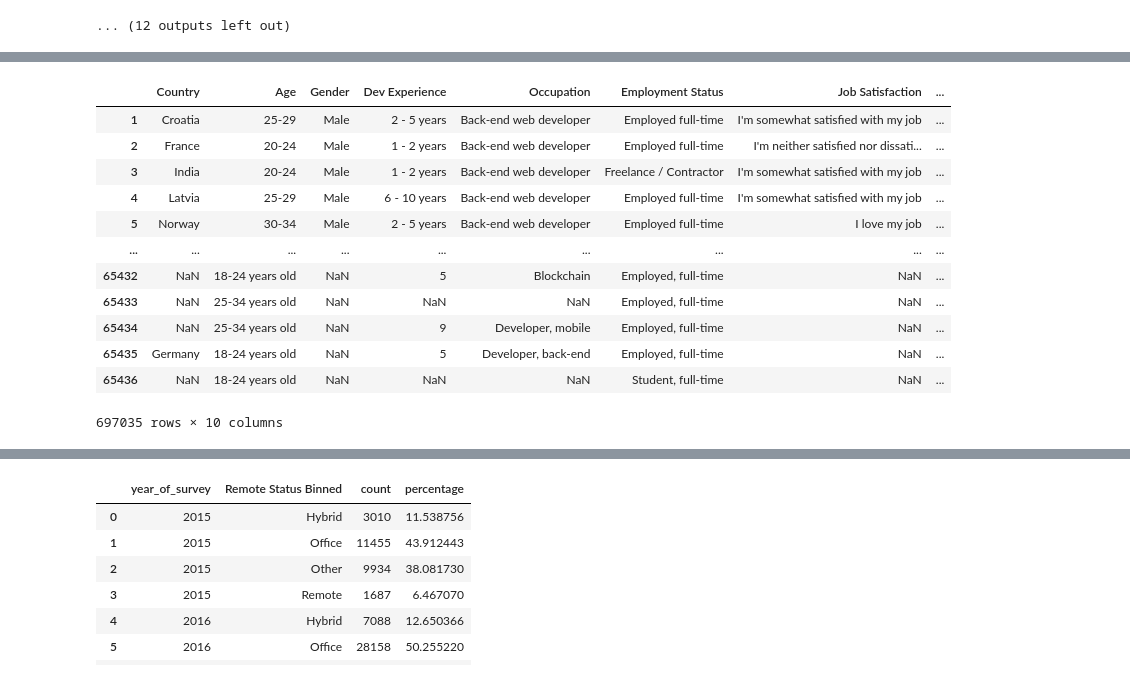
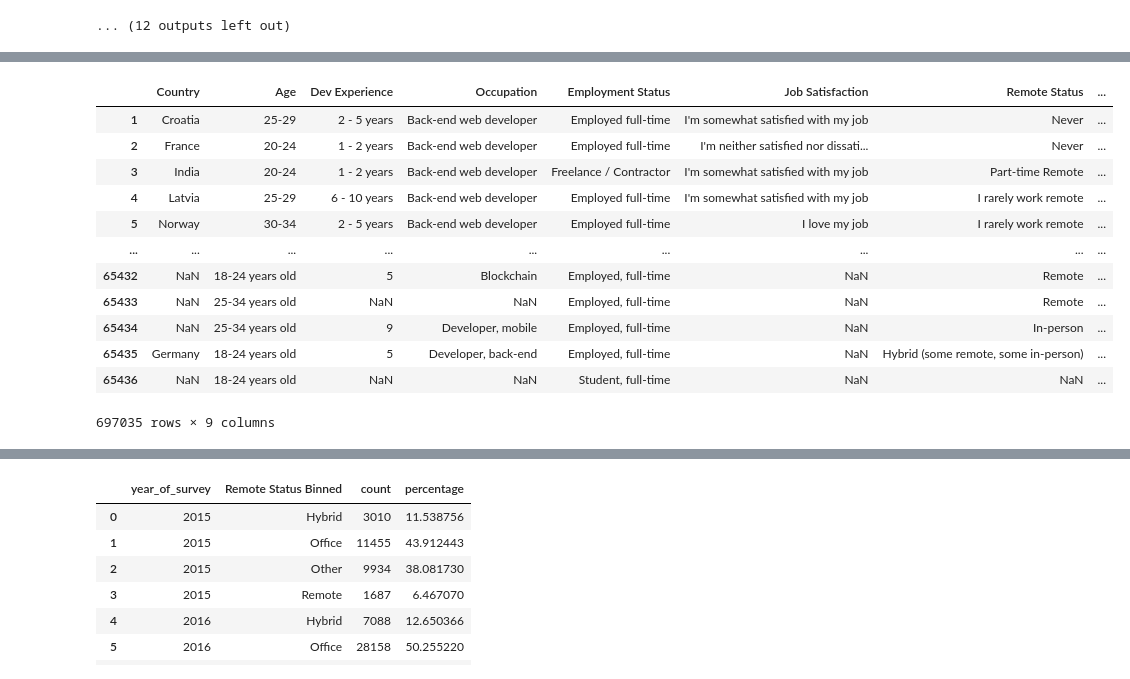
Before and after one commit to Jarries/Udacity_DataScience_NanoDegree_2024, a Jupyter notebook: Project1 Writing a Data Science Blog Post/Notebooks/DataScienceBlog_JABritz.ipynb, the cells around one changed output, grey strips where cells are left out. Saved outputs shown, nothing was run; the diff lists cells and outputs as text; code cells hidden in the pictures.

Commit message:
Commit changes to the Notebook file
I have improved on communicating and explaining how I handle the null values in the data.

```diff
--- a/Project1 Writing a Data Science Blog Post/Notebooks/DataScienceBlog_JABritz.ipynb
+++ b/Project1 Writing a Data Science Blog Post/Notebooks/DataScienceBlog_JABritz.ipynb
@@ -279,6 +288,7 @@ See the caveats in the documentation: https://pandas.pydata.org/pandas-docs/stab
 # %% [markdown]
 #### 2020
 # %%
+# Select only the necassary columns in the dataframe
 df_2020 = df_2020[['Country',
                     'Age',
                     'Gender',
@@ -286,11 +296,12 @@ df_2020 = df_2020[['Country',
                     'DevType',
                     'Employment',
                     'JobSat',
-                    'JobSeek'
-                  ]] # Doesnt have remote status or Industry
+                    'JobSeek']]
+# Doesnt have remote status or Industry
 # We can assume remote status to be home because it was covid.
 df_2020['year_of_survey'] = '2020'
 df_2020['Remote Status'] = 'Home'
+# Rename the columns so that I can merge later.
 df_2020 = df_2020.rename(columns = {'YearsCode':'Dev Experience',
                    'DevType':'Occupation',
                    'Employment': 'Employment Status',
@@ -349,15 +364,17 @@ See the caveats in the documentation: https://pandas.pydata.org/pandas-docs/stab
 # %% [markdown]
 #### 2022
 # %%
+# Select only the necassary columns in the dataframe
 df_2022 = df_2022[['Country',
                   'Age',
                   'Gender',
                   'YearsCode',
                   'DevType',
                   'Employment',
-                  'RemoteWork'
-                  ]] #no Job satisifaction / Industry / Importance of remote work / Importance of work life balance / new job opps
+                  'RemoteWork']]
+#no Job satisifaction / Industry / Importance of remote work / Importance of work life balance / new job opps
 df_2022['year_of_survey'] = '2022'
+# Rename the columns so that I can merge later.
 df_2022 = df_2022.rename(columns = {'YearsCode':'Dev Experience',
                    'DevType':'Occupation',
                    'Employment': 'Employment Status',
@@ -389,13 +397,15 @@ df_2023.head()
 # %%
+# Select only the necassary columns in the dataframe
 df_2023 = df_2023[['Country',
                   'Age',
                   'YearsCode',
                   'DevType',
                   'Employment',
                   'RemoteWork',
-                   'Industry'
-                  ]] # Gender not available / Hobby hours / Open for new job
+                   'Industry']]
+# Gender not available / Hobby hours / Open for new job
 df_2023['year_of_survey'] = '2023'
+# Rename the columns so that I can merge later.
 df_2023 = df_2023.rename(columns = {'YearsCode':'Dev Experience',
                    'DevType':'Occupation',
                    'Employment': 'Employment Status',
@@ -416,6 +426,7 @@ See the caveats in the documentation: https://pandas.pydata.org/pandas-docs/stab
 # %% [markdown]
 #### 2024
 # %%
+# Select only the necassary columns in the dataframe
 df_2024 = df_2024[['Country',
                    'Age',
                    'DevType',
@@ -423,9 +434,10 @@ df_2024 = df_2024[['Country',
                    'Employment',
                    'JobSat',
                    'Industry',
-                   'RemoteWork'
-                  ]] #Gender not available
+                   'RemoteWork']]
+#Gender not available
 df_2024['year_of_survey'] = '2024'
+# Rename the columns so that I can merge later.
 df_2024 = df_2024.rename(columns = {'YearsCode':'Dev Experience',
                    'DevType':'Occupation',
                    'Employment': 'Employment Status',
@@ -669,17 +700,19 @@ Lets drop the columns that have to many nulls and will not contribute to the ans
 # %%
-combined_df = combined_df.drop(['Industry', 'Hobby hours', 'Importance of remote work'], axis=1)
+# Below I am dropping the columns because from above one can see that the null values are to much and we can not do anything with it.
+# For the column Gender I will drop it because even though the nulls are low, the data quality is bad and it can not be used to answer any question
+combined_df = combined_df.drop(['Industry', 'Hobby hours', 'Importance of remote work', 'Gender'], axis=1)
 combined_df
 # %% [output]
-|  | Country | Age | Gender | Dev Experience | Occupation | Employment Status | Job Satisfaction | ... |
-| 1 | Croatia | 25-29 | Male | 2 - 5 years | Back-end web developer | Employed full-time | I'm somewhat satisfied with my job | ... |
-| 2 | France | 20-24 | Male | 1 - 2 years | Back-end web developer | Employed full-time | I'm neither satisfied nor dissati... | ... |
-| 3 | India | 20-24 | Male | 1 - 2 years | Back-end web developer | Freelance / Contractor | I'm somewhat satisfied with my job | ... |
-| 4 | Latvia | 25-29 | Male | 6 - 10 years | Back-end web developer | Employed full-time | I'm somewhat satisfied with my job | ... |
-| 5 | Norway | 30-34 | Male | 2 - 5 years | Back-end web developer | Employed full-time | I love my job | ... |
+|  | Country | Age | Dev Experience | Occupation | Employment Status | Job Satisfaction | Remote Status | ... |
+| 1 | Croatia | 25-29 | 2 - 5 years | Back-end web developer | Employed full-time | I'm somewhat satisfied with my job | Never | ... |
+| 2 | France | 20-24 | 1 - 2 years | Back-end web developer | Employed full-time | I'm neither satisfied nor dissati... | Never | ... |
+| 3 | India | 20-24 | 1 - 2 years | Back-end web developer | Freelance / Contractor | I'm somewhat satisfied with my job | Part-time Remote | ... |
+| 4 | Latvia | 25-29 | 6 - 10 years | Back-end web developer | Employed full-time | I'm somewhat satisfied with my job | I rarely work remote | ... |
+| 5 | Norway | 30-34 | 2 - 5 years | Back-end web developer | Employed full-time | I love my job | I rarely work remote | ... |
 | ... | ... | ... | ... | ... | ... | ... | ... | ... |
-| 65432 | NaN | 18-24 years old | NaN | 5 | Blockchain | Employed, full-time | NaN | ... |
-| 65433 | NaN | 25-34 years old | NaN | NaN | NaN | Employed, full-time | NaN | ... |
-| 65434 | NaN | 25-34 years old | NaN | 9 | Developer, mobile | Employed, full-time | NaN | ... |
-| 65435 | Germany | 18-24 years old | NaN | 5 | Developer, back-end | Employed, full-time | NaN | ... |
-| 65436 | NaN | 18-24 years old | NaN | NaN | NaN | Student, full-time | NaN | ... |
+| 65432 | NaN | 18-24 years old | 5 | Blockchain | Employed, full-time | NaN | Remote | ... |
+| 65433 | NaN | 25-34 years old | NaN | NaN | Employed, full-time | NaN | Remote | ... |
+| 65434 | NaN | 25-34 years old | 9 | Developer, mobile | Employed, full-time | NaN | In-person | ... |
+| 65435 | Germany | 18-24 years old | 5 | Developer, back-end | Employed, full-time | NaN | Hybrid (some remote, some in-person) | ... |
+| 65436 | NaN | 18-24 years old | NaN | NaN | Student, full-time | NaN | NaN | ... |
-697035 rows × 10 columns
+697035 rows × 9 columns
```
Also changed, not shown: parts of 34 cells of this notebook, 1 other file.
